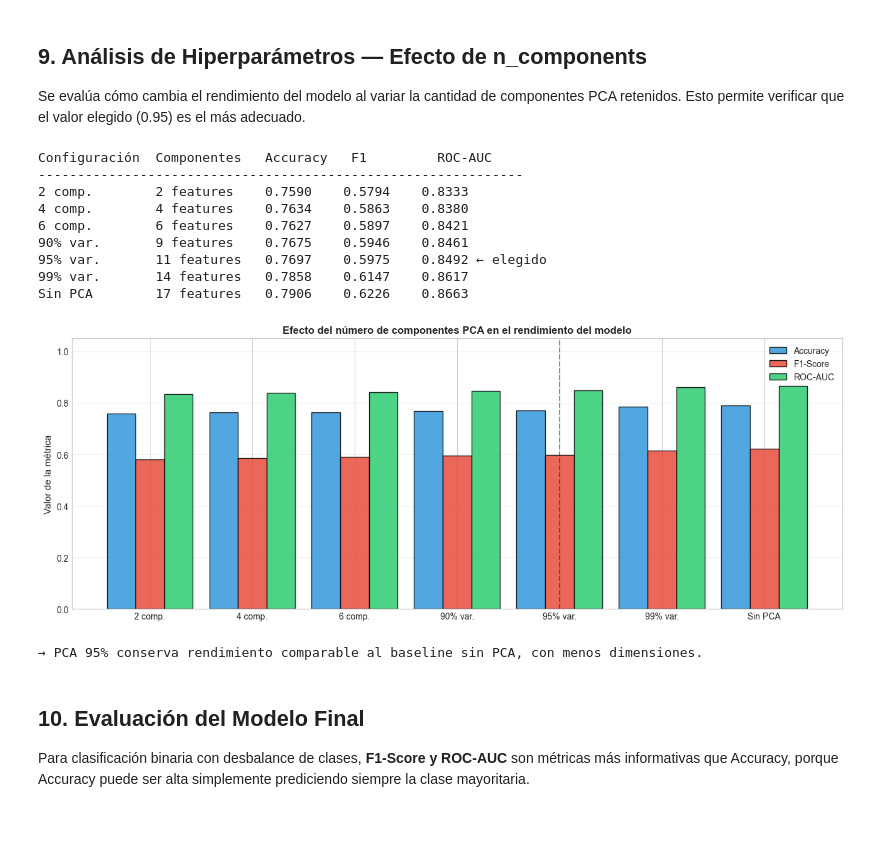
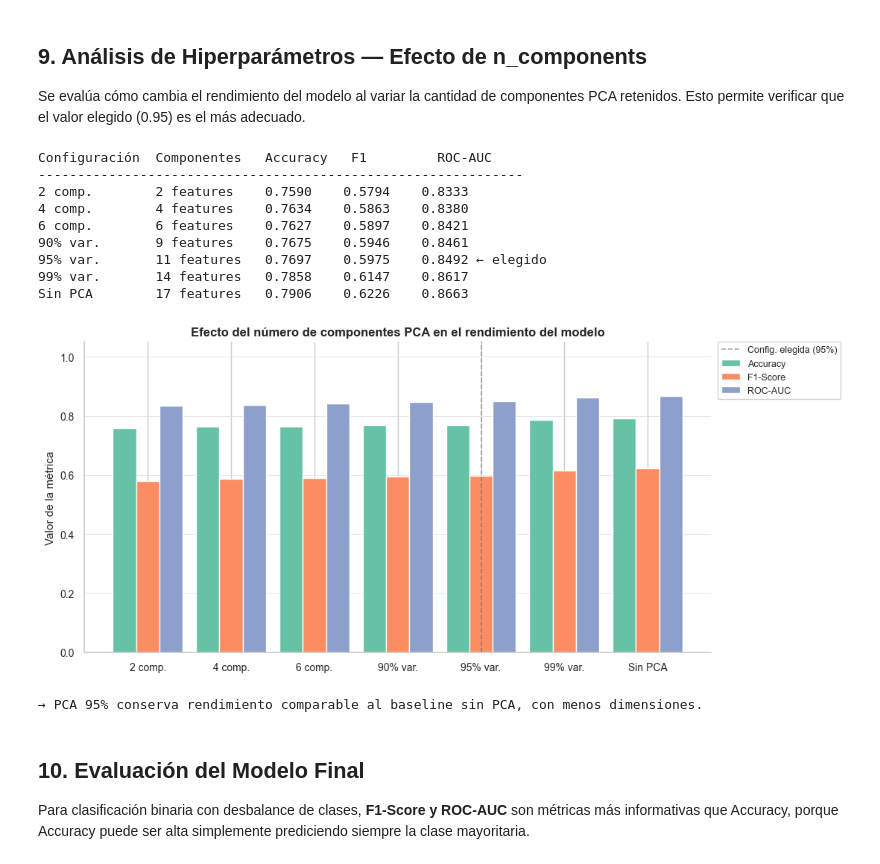
Before and after one commit to blinaresv/pca-lluvia-australia, a Jupyter notebook: notebooks/01_training.ipynb, the cells around one changed output. Drawn from its saved outputs; the diff is of its cells as text; code cells hidden in the pictures; blank space fills up the shorter version.

```diff
--- a/notebooks/01_training.ipynb
+++ b/notebooks/01_training.ipynb
@@ -110,8 +110,21 @@ from sklearn.metrics import (
     roc_auc_score, roc_curve
 )
 
-plt.style.use('seaborn-v0_8-whitegrid')
-sns.set_palette('Set2')
+sns.set_theme(style="whitegrid", context="notebook")
+
+# Paleta cualitativa Set2 — hex exactos (ColorBrewer, accesible para daltonismo)
+SET2 = [
+    "#66C2A5",  # teal       — clase 0 / No lluvia
+    "#FC8D62",  # naranja    — clase 1 / Lluvia
+    "#8DA0CB",  # azul-violeta
+    "#E78AC3",  # rosa
+    "#A6D854",  # verde-lima
+    "#FFD92F",  # amarillo
+    "#E5C494",  # beige
+    "#B3B3B3",  # gris
+]
+COL_REF = sns.color_palette("Oranges_d", 3)[1]   # naranja para referencias/umbrales
+
 np.random.seed(42)
 print('Librerías importadas correctamente ✓')
 # %% [output]
@@ -614,9 +683,9 @@ configs = [
     ('4 comp.',  4),
     ('6 comp.',  6),
     ('90% var.', 0.90),
-    ('95% var.', 0.95),   # <- configuración elegida
+    ('95% var.', 0.95),
     ('99% var.', 0.99),
-    ('Sin PCA',  None),   # baseline: regresión logística sin PCA
+    ('Sin PCA',  None),
 ]
 
 resultados = []
@@ -625,7 +694,6 @@ print('-' * 62)
 
 for nombre, n_comp in configs:
     if n_comp is None:
-        # Baseline sin PCA
         pipe = Pipeline([
             ('scaler', StandardScaler()),
             ('clf', LogisticRegression(random_state=42, max_iter=2000, class_weight='balanced'))
@@ -645,53 +713,57 @@ for nombre, n_comp in configs:
     f1   = f1_score(y_test, y_pred_c)
     auc  = roc_auc_score(y_test, y_prob_c)
 
-    # Número real de componentes usados
     if n_comp is None:
         n_real = X_train.shape[1]
-        label = 'Sin PCA'
+        label  = 'Sin PCA'
     else:
         n_real = pipe.named_steps['pca'].n_components_
-        label = nombre
+        label  = nombre
 
     star = ' ← elegido' if n_comp == 0.95 else ''
     print(f'{label:<14} {str(n_real) + " features":<13} {acc:.4f}    {f1:.4f}    {auc:.4f}{star}')
     resultados.append({'config': nombre, 'n_comp': n_real, 'acc': acc, 'f1': f1, 'auc': auc})
 
-# Gráficas comparativas
-res_df = pd.DataFrame(resultados)
+# Gráfico comparativo — paleta cualitativa SET2, sin rojo ni verde
+res_df   = pd.DataFrame(resultados)
 x_labels = res_df['config'].tolist()
-x = np.arange(len(x_labels))
-width = 0.28
+x        = np.arange(len(x_labels))
+width    = 0.28
 
 fig, ax = plt.subplots(figsize=(13, 5))
-b1 = ax.bar(x - width, res_df['acc'], width, label='Accuracy',  color='#3498db', alpha=0.85, edgecolor='black')
-b2 = ax.bar(x,          res_df['f1'],  width, label='F1-Score',  color='#e74c3c', alpha=0.85, edgecolor='black')
-b3 = ax.bar(x + width, res_df['auc'], width, label='ROC-AUC',   color='#2ecc71', alpha=0.85, edgecolor='black')
+ax.bar(x - width, res_df['acc'], width, label='Accuracy', color=SET2[0], edgecolor='white')
+ax.bar(x,         res_df['f1'],  width, label='F1-Score', color=SET2[1], edgecolor='white')
+ax.bar(x + width, res_df['auc'], width, label='ROC-AUC',  color=SET2[2], edgecolor='white')
 
 ax.set_xticks(x)
 ax.set_xticklabels(x_labels, fontsize=10)
 ax.set_ylabel('Valor de la métrica', fontsize=11)
 ax.set_title('Efecto del número de componentes PCA en el rendimiento del modelo',
              fontsize=12, fontweight='bold')
-ax.legend(fontsize=10)
+ax.tick_params(labelsize=10)
 ax.set_ylim(0, 1.05)
-ax.axvline(x=4, color='black', linestyle='--', alpha=0.4, label='Config. elegida')
-ax.grid(axis='y', alpha=0.3)
-plt.tight_layout()
+ax.axvline(x=4, color='#455A64', linestyle='--', alpha=0.5, linewidth=1.2,
+           label='Config. elegida (95%)')
+ax.legend(fontsize=9, bbox_to_anchor=(1.01, 1), loc='upper left',
+          borderaxespad=0, framealpha=0.9)
+ax.spines[['top', 'right']].set_visible(False)
+ax.yaxis.grid(True, color='#E0E0E0', linewidth=0.6)
+ax.set_axisbelow(True)
+plt.tight_layout(rect=[0, 0, 0.85, 1])
 plt.savefig('../data/processed/hyperparameter_comparison.png', dpi=150, bbox_inches='tight')
 plt.show()
 print('\n→ PCA 95% conserva rendimiento comparable al baseline sin PCA, con menos dimensiones.')
 # %% [output]
 Configuración  Componentes   Accuracy   F1         ROC-AUC
 --------------------------------------------------------------
 2 comp.        2 features    0.7590    0.5794    0.8333
 4 comp.        4 features    0.7634    0.5863    0.8380
 6 comp.        6 features    0.7627    0.5897    0.8421
 90% var.       9 features    0.7675    0.5946    0.8461
 95% var.       11 features   0.7697    0.5975    0.8492 ← elegido
 99% var.       14 features   0.7858    0.6147    0.8617
 Sin PCA        17 features   0.7906    0.6226    0.8663
-[figure, old version]
+[figure, new version]
 → PCA 95% conserva rendimiento comparable al baseline sin PCA, con menos dimensiones.
 # %% [markdown]
 ## 10. Evaluación del Modelo Final
```
Also changed, not shown: parts of 8 cells of this notebook, 9 other files.
